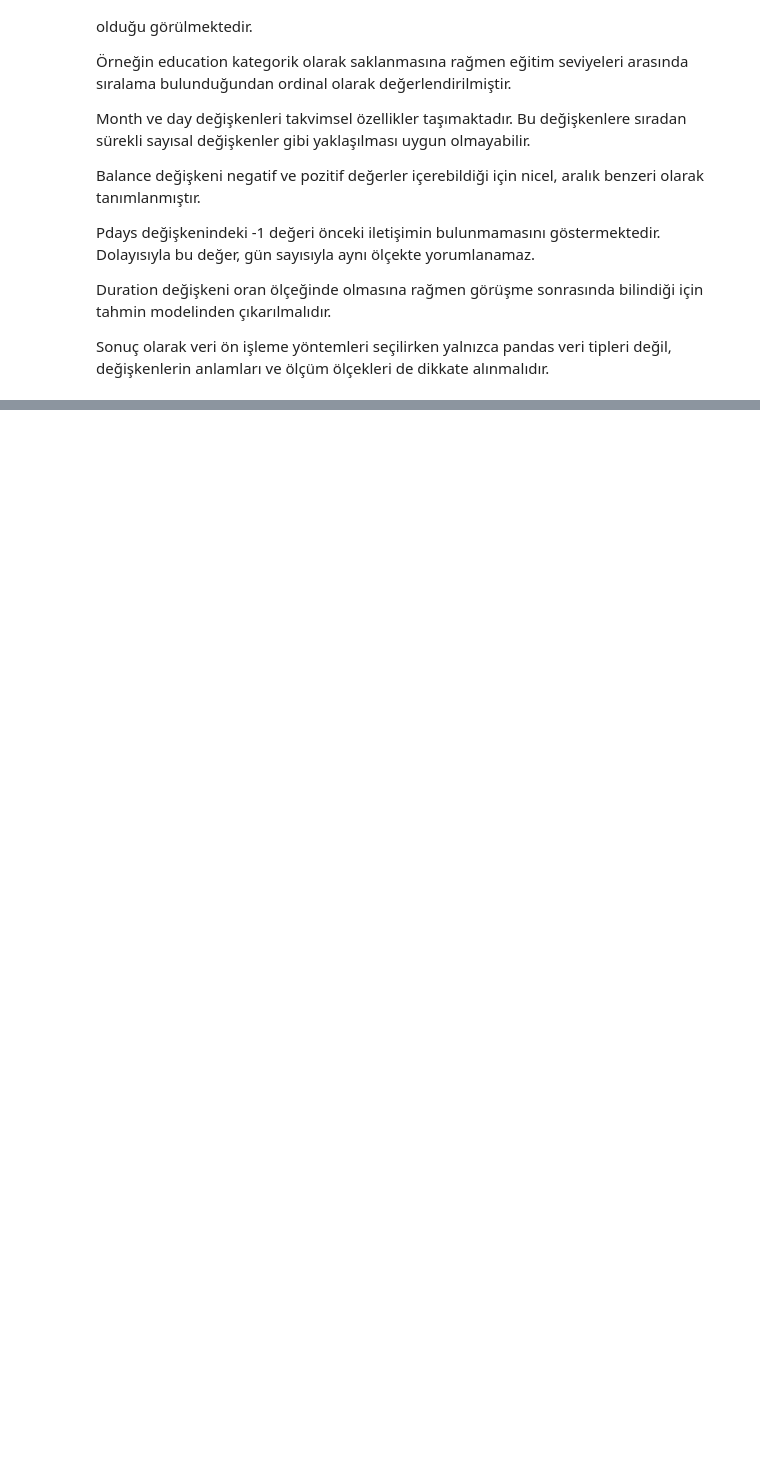
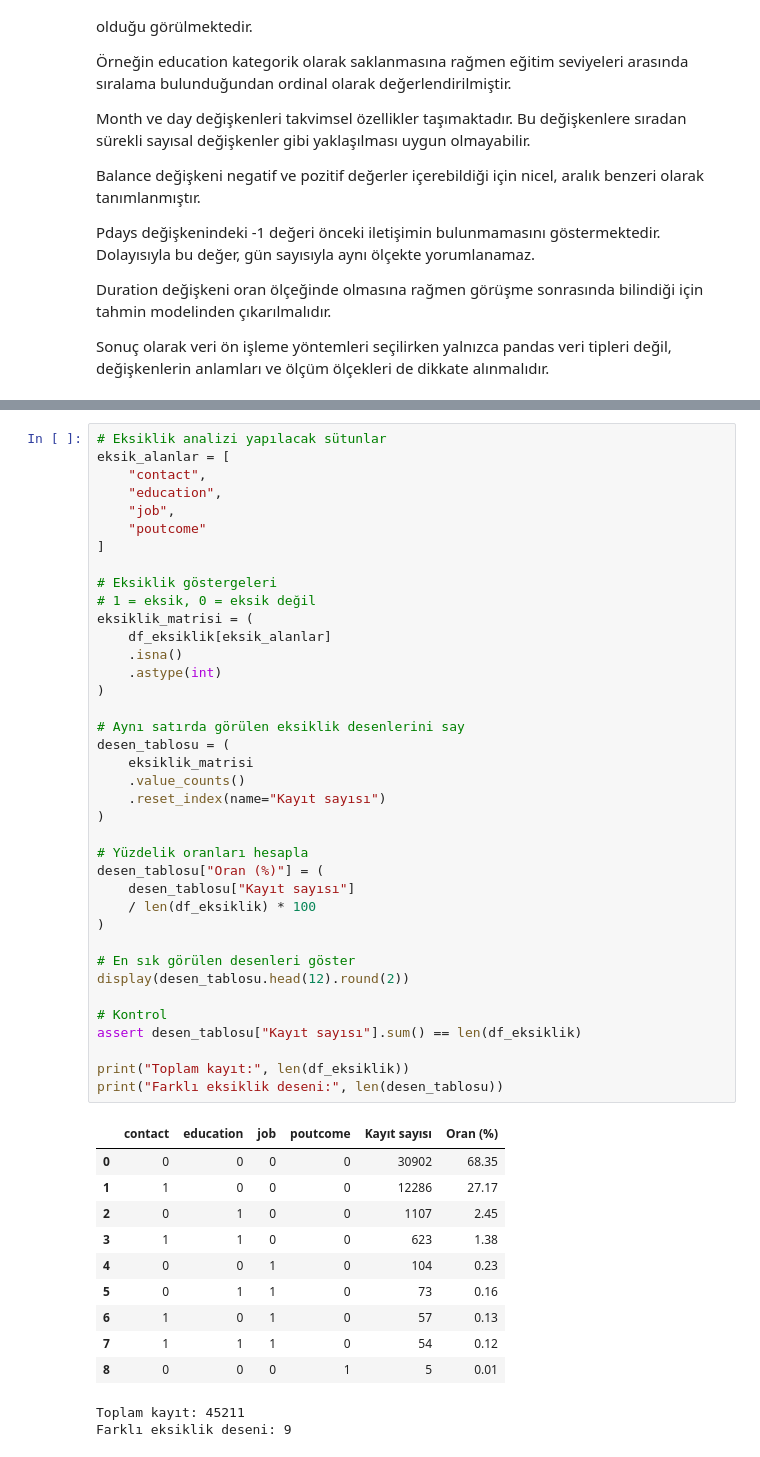
Before and after one commit to KeremATLIHAN/Veri_Bilimleri_Vize, a Jupyter notebook: proje1/BIL545_Proje1_Banka_Guncel.ipynb, the cells around one changed output, grey strips where cells are left out. Cells and saved outputs as stored; diff of their text form; blank space fills up the shorter version.

Commit message:
feat(bolum1): eksiklik desenleri ve mekanizma analizleri

```diff
--- a/proje1/BIL545_Proje1_Banka_Guncel.ipynb
+++ b/proje1/BIL545_Proje1_Banka_Guncel.ipynb
@@ -459,0 +554,51 @@ anlamları ve ölçüm ölçekleri de dikkate alınmalıdır.
+# %%
+# Eksiklik analizi yapılacak sütunlar
+eksik_alanlar = [
+    "contact",
+    "education",
+    "job",
+    "poutcome"
+]
+
+# Eksiklik göstergeleri
+# 1 = eksik, 0 = eksik değil
+eksiklik_matrisi = (
+    df_eksiklik[eksik_alanlar]
+    .isna()
+    .astype(int)
+)
+
+# Aynı satırda görülen eksiklik desenlerini say
+desen_tablosu = (
+    eksiklik_matrisi
+    .value_counts()
+    .reset_index(name="Kayıt sayısı")
+)
+
+# Yüzdelik oranları hesapla
+desen_tablosu["Oran (%)"] = (
+    desen_tablosu["Kayıt sayısı"]
+    / len(df_eksiklik) * 100
+)
+
+# En sık görülen desenleri göster
+display(desen_tablosu.head(12).round(2))
+
+# Kontrol
+assert desen_tablosu["Kayıt sayısı"].sum() == len(df_eksiklik)
+
+print("Toplam kayıt:", len(df_eksiklik))
+print("Farklı eksiklik deseni:", len(desen_tablosu))
+# %% [output]
+|  | contact | education | job | poutcome | Kayıt sayısı | Oran (%) |
+| 0 | 0 | 0 | 0 | 0 | 30902 | 68.35 |
+| 1 | 1 | 0 | 0 | 0 | 12286 | 27.17 |
+| 2 | 0 | 1 | 0 | 0 | 1107 | 2.45 |
+| 3 | 1 | 1 | 0 | 0 | 623 | 1.38 |
+| 4 | 0 | 0 | 1 | 0 | 104 | 0.23 |
+| 5 | 0 | 1 | 1 | 0 | 73 | 0.16 |
+| 6 | 1 | 0 | 1 | 0 | 57 | 0.13 |
+| 7 | 1 | 1 | 1 | 0 | 54 | 0.12 |
+| 8 | 0 | 0 | 0 | 1 | 5 | 0.01 |
+Toplam kayıt: 45211
+Farklı eksiklik deseni: 9
```
Also changed, not shown: parts of 10 cells of this notebook.
